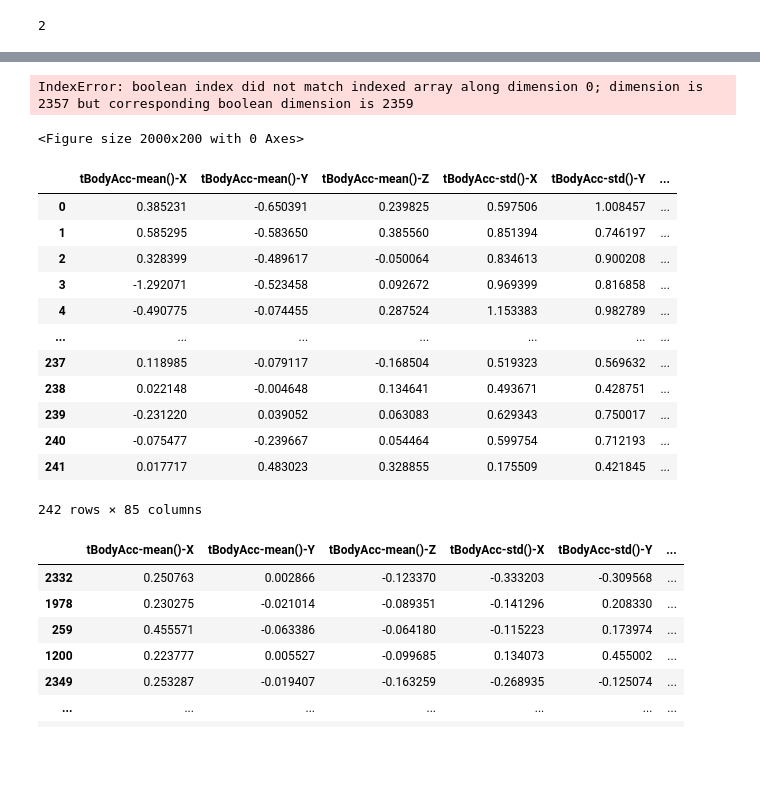
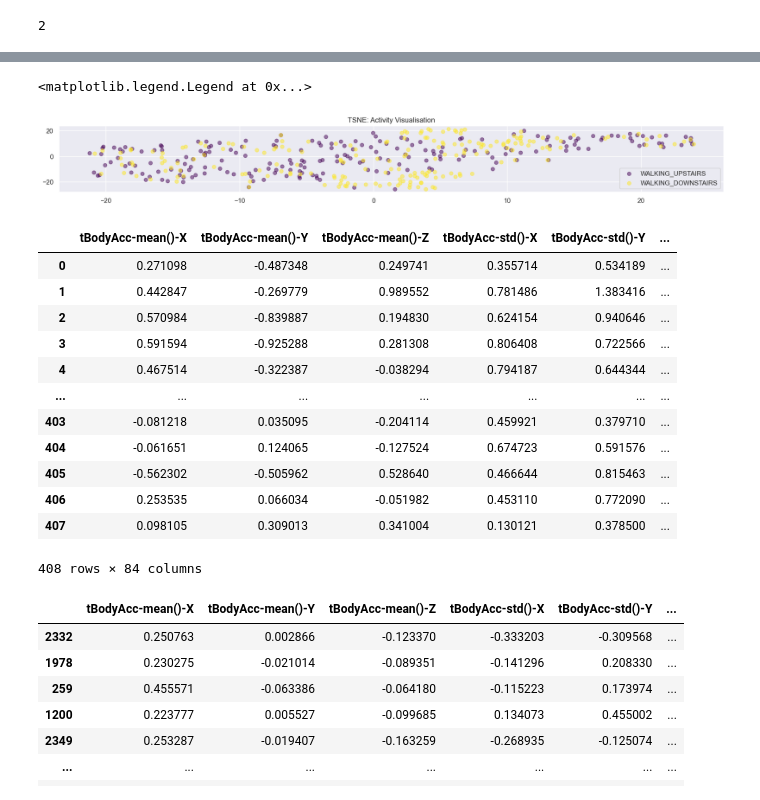
Before and after one commit to AnnBlack/motion-analysis, a Jupyter notebook: test_model_on_our_own_data.ipynb, the cells around one changed output, grey strips where cells are left out. Cells and saved outputs as stored; diff of their text form; code cells hidden in the pictures; blank space fills up the shorter version.

Commit message:
reformat refactor create table fun (in process)

```diff
--- a/test_model_on_our_own_data.ipynb
+++ b/test_model_on_our_own_data.ipynb
@@ -453,6 +453,6 @@ n_classes
 # %%
 # Create label for our data
 prepared_table_copy = prepared_table_df.copy()
-
+label_record = prepared_table_copy.pop('Activity')
 label_record
 # %% [output]
@@ -512,11 +529,10 @@ colors_record = [rgb2hex(colormap(col)) for col in np.arange(0, 1.01, 1/(n_recor
 
 
 for i, group in enumerate(label_counts.index):
-    # Mask to separate sets
     mask = (label_record==group).values
     plt.scatter(x=tsne_transformed_record[mask][:,0], y=tsne_transformed_record[mask][:,1], c=colors_record[i], alpha=0.5, label=group)
 plt.title('TSNE: Activity Visualisation')
 plt.legend()
 # %% [output]
-IndexError: boolean index did not match indexed array along dimension 0; dimension is 2357 but corresponding boolean dimension is 2359
+<matplotlib.legend.Legend at 0x...>
-<Figure size 2000x200 with 0 Axes>
+[figure, added]
@@ -525,20 +539,19 @@ prepared_table
 # %%
-x_test_record_df = pd.DataFrame(prepared_table)
-x_test_record_df
+prepared_table_copy
 # %% [output]
 |  | tBodyAcc-mean()-X | tBodyAcc-mean()-Y | tBodyAcc-mean()-Z | tBodyAcc-std()-X | tBodyAcc-std()-Y | ... |
-| 0 | 0.385231 | -0.650391 | 0.239825 | 0.597506 | 1.008457 | ... |
-| 1 | 0.585295 | -0.583650 | 0.385560 | 0.851394 | 0.746197 | ... |
-| 2 | 0.328399 | -0.489617 | -0.050064 | 0.834613 | 0.900208 | ... |
-| 3 | -1.292071 | -0.523458 | 0.092672 | 0.969399 | 0.816858 | ... |
-| 4 | -0.490775 | -0.074455 | 0.287524 | 1.153383 | 0.982789 | ... |
+| 0 | 0.271098 | -0.487348 | 0.249741 | 0.355714 | 0.534189 | ... |
+| 1 | 0.442847 | -0.269779 | 0.989552 | 0.781486 | 1.383416 | ... |
+| 2 | 0.570984 | -0.839887 | 0.194830 | 0.624154 | 0.940646 | ... |
+| 3 | 0.591594 | -0.925288 | 0.281308 | 0.806408 | 0.722566 | ... |
+| 4 | 0.467514 | -0.322387 | -0.038294 | 0.794187 | 0.644344 | ... |
 | ... | ... | ... | ... | ... | ... | ... |
-| 237 | 0.118985 | -0.079117 | -0.168504 | 0.519323 | 0.569632 | ... |
-| 238 | 0.022148 | -0.004648 | 0.134641 | 0.493671 | 0.428751 | ... |
-| 239 | -0.231220 | 0.039052 | 0.063083 | 0.629343 | 0.750017 | ... |
-| 240 | -0.075477 | -0.239667 | 0.054464 | 0.599754 | 0.712193 | ... |
-| 241 | 0.017717 | 0.483023 | 0.328855 | 0.175509 | 0.421845 | ... |
+| 403 | -0.081218 | 0.035095 | -0.204114 | 0.459921 | 0.379710 | ... |
+| 404 | -0.061651 | 0.124065 | -0.127524 | 0.674723 | 0.591576 | ... |
+| 405 | -0.562302 | -0.505962 | 0.528640 | 0.466644 | 0.815463 | ... |
+| 406 | 0.253535 | 0.066034 | -0.051982 | 0.453110 | 0.772090 | ... |
+| 407 | 0.098105 | 0.309013 | 0.341004 | 0.130121 | 0.378500 | ... |
-242 rows × 85 columns
+408 rows × 84 columns
 # %%
 from sklearn.model_selection import train_test_split
 from sklearn import metrics
```
Also changed, not shown: parts of 11 cells of this notebook, 3 other files.
